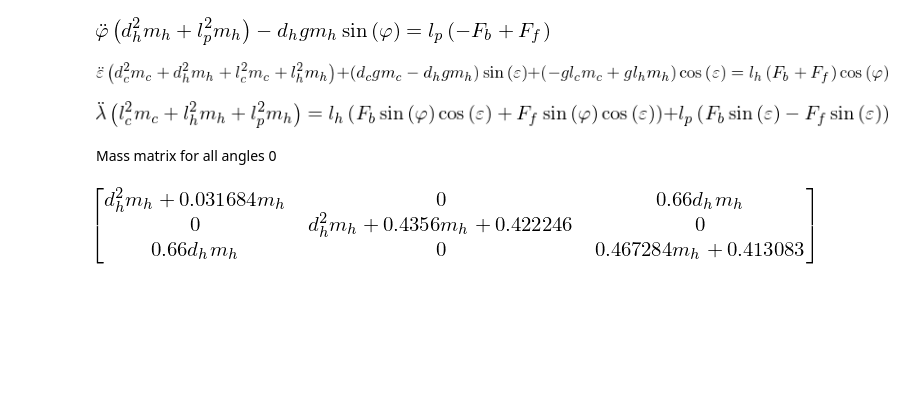
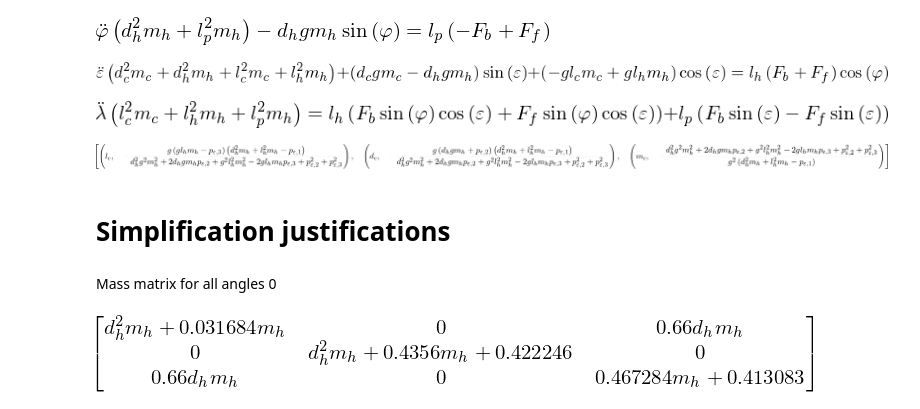
Before and after one commit to Rojetto/helicopter_thesis_code, a Jupyter notebook: scripts/model_derivation.ipynb, the cells around one changed output. Cells and saved outputs as stored; diff of their text form; code cells hidden in the pictures; blank space fills up the shorter version.

```diff
--- a/scripts/model_derivation.ipynb
+++ b/scripts/model_derivation.ipynb
@@ -262,6 +262,25 @@ display(Eq_l_ident)
 [figure]
 [figure]
 [figure]
+# %%
+p_phi_1, p_phi_2, mu_phi = [Symbol(tex) for tex in [r"p_{\varphi,1}", r"p_{\varphi,2}", r"\mu_\varphi"]]
+p_eps_1, p_eps_2, p_eps_3, mu_eps = [Symbol(tex) for tex in [r"p_{\varepsilon,1}", r"p_{\varepsilon,2}", r"p_{\varepsilon,3}", r"\mu_\varepsilon"]]
+p_lamb_1, mu_lamb = [Symbol(tex) for tex in [r"p_{\lambda,1}", r"\mu_\lambda"]]
+# %%
+eq_phi_1 = Eq(p_phi_1, dh^2*mh+lp**2*mh)
+eq_phi_2 = Eq(p_phi_2, -dh*mh*g)
+eq_eps_1 = Eq(p_eps_1, mh*dh**2+mc*dc**2+mc*lc**2+mh*lh**2)
+eq_eps_2 = Eq(p_eps_2, g*(mc*dc-mh*dh))
+eq_eps_3 = Eq(p_eps_3, g*(mh*lh-mc*lc))
+eq_lamb_1 = Eq(p_lamb_1, mc*lc**2+mh*lh**2+mh*lp**2)
+# %%
+sol = solve([eq_eps_1, eq_eps_2, eq_eps_3], [lc, dc, mc])
+# %%
+list(zip([lc, dc, mc], sol[0]))
+# %% [output]
+[figure, added]
+# %% [markdown]
+# Simplification justifications
 # %%
 param_symbols = [lh, lc, lp, dc, d1, d2, mp, mc]
 param_values = [0.66, 0.47, 0.178, 0.07, 0.04, 0.02, 0.575, 1.87]
```
Also changed, not shown: 2 other files.
